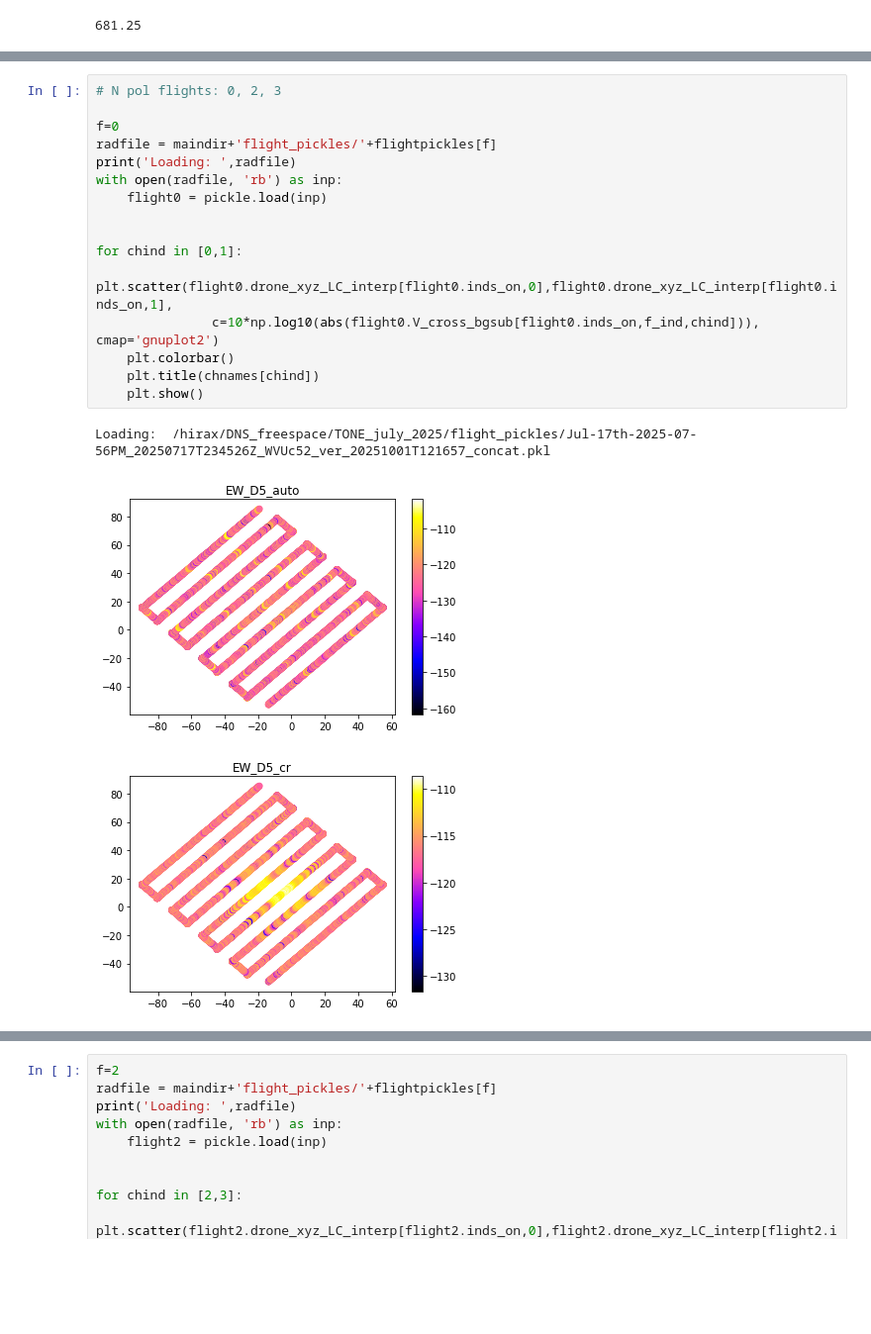
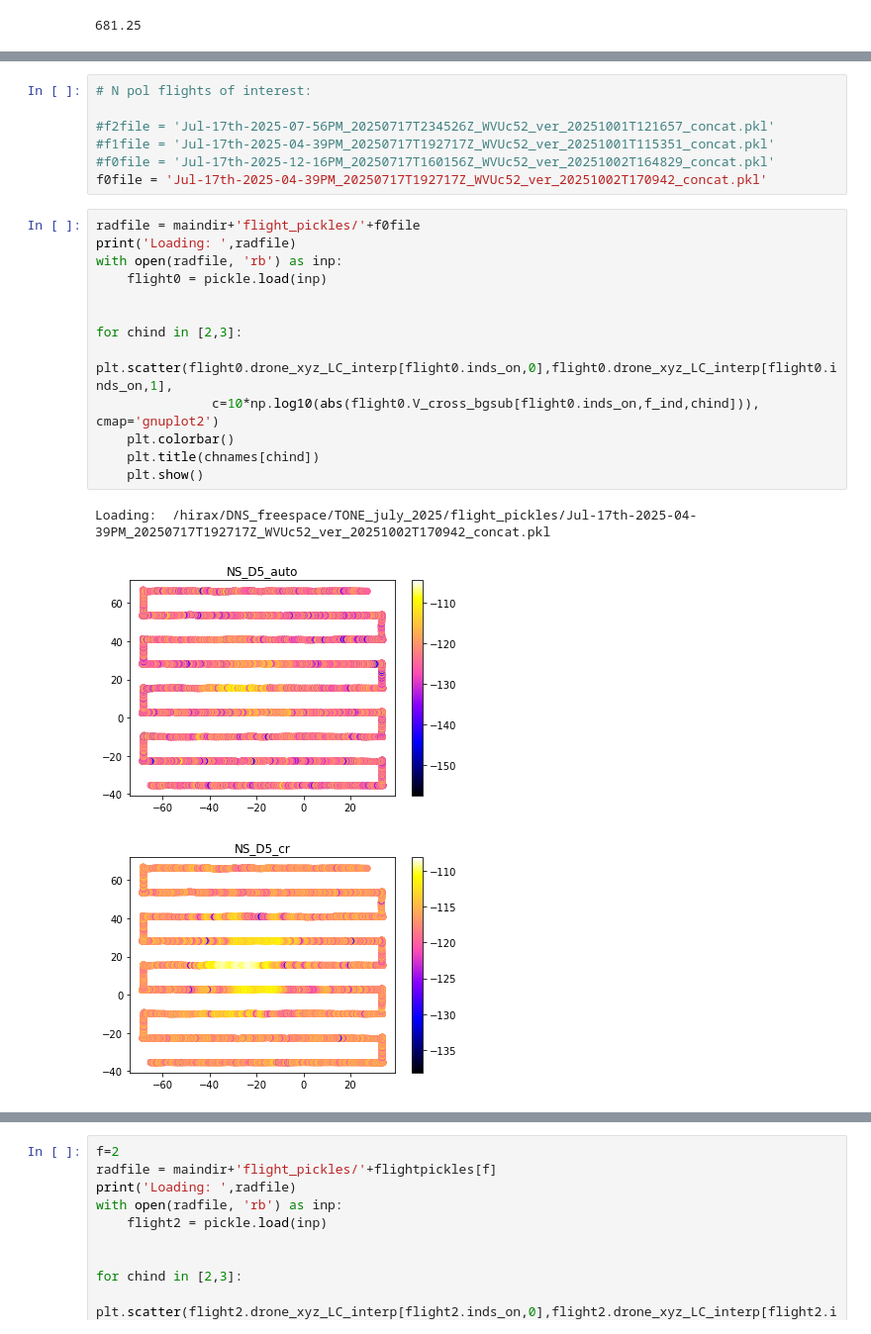
Before and after one commit to WrightLaboratory/DigitalNoiseSource, a Jupyter notebook: notebooks/LBN_DNS_GBO-beammapping.ipynb, the cells around one changed output, grey strips where cells are left out. Shown at 99% size. Saved outputs shown, nothing was run; the diff lists cells and outputs as text; blank space fills up the shorter version.

```diff
--- a/notebooks/LBN_DNS_GBO-beammapping.ipynb
+++ b/notebooks/LBN_DNS_GBO-beammapping.ipynb
@@ -59,20 +59,24 @@ print(flightpickles)
+# %%
+# N pol flights of interest:
+
+#f2file = 'Jul-17th-2025-07-56PM_20250717T234526Z_WVUc52_ver_20251001T121657_concat.pkl'
+#f1file = 'Jul-17th-2025-04-39PM_20250717T192717Z_WVUc52_ver_20251001T115351_concat.pkl'
+#f0file = 'Jul-17th-2025-12-16PM_20250717T160156Z_WVUc52_ver_20251002T164829_concat.pkl'
+f0file = 'Jul-17th-2025-04-39PM_20250717T192717Z_WVUc52_ver_20251002T170942_concat.pkl'
 # %%
-# N pol flights: 0, 2, 3
-
-f=0
-radfile = maindir+'flight_pickles/'+flightpickles[f]
+radfile = maindir+'flight_pickles/'+f0file
 print('Loading: ',radfile)
 with open(radfile, 'rb') as inp:
     flight0 = pickle.load(inp)
 
 
-for chind in [0,1]:
+for chind in [2,3]:
     plt.scatter(flight0.drone_xyz_LC_interp[flight0.inds_on,0],flight0.drone_xyz_LC_interp[flight0.inds_on,1],
                c=10*np.log10(abs(flight0.V_cross_bgsub[flight0.inds_on,f_ind,chind])), cmap='gnuplot2')
     plt.colorbar()
     plt.title(chnames[chind])
     plt.show()
 # %% [output]
-Loading:  /hirax/DNS_freespace/TONE_july_2025/flight_pickles/Jul-17th-2025-07-56PM_20250717T234526Z_WVUc52_ver_20251001T121657_concat.pkl
+Loading:  /hirax/DNS_freespace/TONE_july_2025/flight_pickles/Jul-17th-2025-04-39PM_20250717T192717Z_WVUc52_ver_20251002T170942_concat.pkl
-[figure, old version]
+[figure, new version]
-[figure, old version]
+[figure, new version]
```
Also changed, not shown: parts of 5 cells of this notebook, 2 other files.
